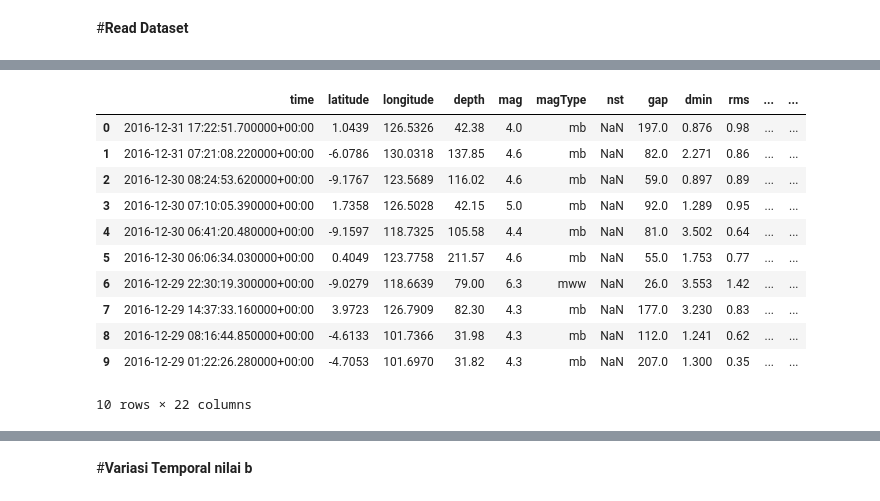
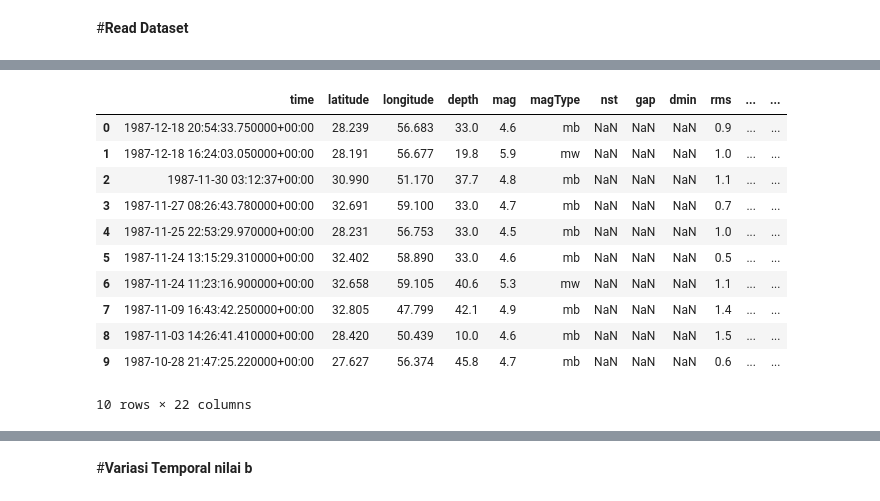
Before and after one commit to arifadli/Earthquake-Event-Analysis, a Jupyter notebook: Temporal Analysis using a and b value/a value/Iran value-a distribution.ipynb, the cells around one changed output, grey strips where cells are left out. Drawn from its saved outputs; the diff is of its cells as text; code cells hidden in the pictures.

```diff
--- a/Temporal Analysis using a and b value/a value/Iran value-a distribution.ipynb
+++ b/Temporal Analysis using a and b value/a value/Iran value-a distribution.ipynb
@@ -52,0 +41,16 @@ df.head(5)
+# %%
+dataset1 = "https://raw.githubusercontent.com/arifadli/DatasetRepository/main/Disertation/Iran/Iran1972-1987.csv"
+dataset2 = "https://raw.githubusercontent.com/arifadli/DatasetRepository/main/Disertation/Iran/Iran1988-1998.csv"
+dataset3 = "https://raw.githubusercontent.com/arifadli/DatasetRepository/main/Disertation/Iran/Iran1999-2019.csv"
+dataset4 = "https://raw.githubusercontent.com/arifadli/DatasetRepository/main/Disertation/Iran/Iran2020-2022.csv"
+# Load each dataset
+df1 = pd.read_csv("https://raw.githubusercontent.com/arifadli/DatasetRepository/main/Disertation/Iran/Iran1972-1987.csv")
+df2 = pd.read_csv("https://raw.githubusercontent.com/arifadli/DatasetRepository/main/Disertation/Iran/Iran1988-1998.csv")
+df3 = pd.read_csv("https://raw.githubusercontent.com/arifadli/DatasetRepository/main/Disertation/Iran/Iran1999-2019.csv")
+df4 = pd.read_csv("https://raw.githubusercontent.com/arifadli/DatasetRepository/main/Disertation/Iran/Iran2020-2022.csv")
+
+# Concatenate the datasets
+merged_df = pd.concat([df1, df2, df3, df4], ignore_index=True)
+
+# Display the merged DataFrame
+merged_df.tail()
@@ -53,29 +65,27 @@ df.head(5)
 # %%
-# Membaca dataset
-dataset = "https://raw.githubusercontent.com/arifadli/DatasetRepository/main/Disertation/Indonesia/QueryCountryIndonesia(1910-2016)USGS.csv"
-df = pd.read_csv(dataset)
+df = merged_df
 
 # Mengonversi kolom 'time' menjadi tipe datetime
 df['time'] = pd.to_datetime(df['time'])
 
 # Menerapkan filter untuk tahun 1966 - 2016
 df_filtered = df[(df['time'].dt.year >= 1966) & (df['time'].dt.year <= 2016)]
 
 # Menampilkan DataFrame yang telah difilter
 df = df_filtered
 df.head(10)
 # %% [output]
 |  | time | latitude | longitude | depth | mag | magType | nst | gap | dmin | rms | ... | ... |
-| 0 | 2016-12-31 17:22:51.700000+00:00 | 1.0439 | 126.5326 | 42.38 | 4.0 | mb | NaN | 197.0 | 0.876 | 0.98 | ... | ... |
-| 1 | 2016-12-31 07:21:08.220000+00:00 | -6.0786 | 130.0318 | 137.85 | 4.6 | mb | NaN | 82.0 | 2.271 | 0.86 | ... | ... |
-| 2 | 2016-12-30 08:24:53.620000+00:00 | -9.1767 | 123.5689 | 116.02 | 4.6 | mb | NaN | 59.0 | 0.897 | 0.89 | ... | ... |
-| 3 | 2016-12-30 07:10:05.390000+00:00 | 1.7358 | 126.5028 | 42.15 | 5.0 | mb | NaN | 92.0 | 1.289 | 0.95 | ... | ... |
-| 4 | 2016-12-30 06:41:20.480000+00:00 | -9.1597 | 118.7325 | 105.58 | 4.4 | mb | NaN | 81.0 | 3.502 | 0.64 | ... | ... |
-| 5 | 2016-12-30 06:06:34.030000+00:00 | 0.4049 | 123.7758 | 211.57 | 4.6 | mb | NaN | 55.0 | 1.753 | 0.77 | ... | ... |
-| 6 | 2016-12-29 22:30:19.300000+00:00 | -9.0279 | 118.6639 | 79.00 | 6.3 | mww | NaN | 26.0 | 3.553 | 1.42 | ... | ... |
-| 7 | 2016-12-29 14:37:33.160000+00:00 | 3.9723 | 126.7909 | 82.30 | 4.3 | mb | NaN | 177.0 | 3.230 | 0.83 | ... | ... |
-| 8 | 2016-12-29 08:16:44.850000+00:00 | -4.6133 | 101.7366 | 31.98 | 4.3 | mb | NaN | 112.0 | 1.241 | 0.62 | ... | ... |
-| 9 | 2016-12-29 01:22:26.280000+00:00 | -4.7053 | 101.6970 | 31.82 | 4.3 | mb | NaN | 207.0 | 1.300 | 0.35 | ... | ... |
+| 0 | 1987-12-18 20:54:33.750000+00:00 | 28.239 | 56.683 | 33.0 | 4.6 | mb | NaN | NaN | NaN | 0.9 | ... | ... |
+| 1 | 1987-12-18 16:24:03.050000+00:00 | 28.191 | 56.677 | 19.8 | 5.9 | mw | NaN | NaN | NaN | 1.0 | ... | ... |
+| 2 | 1987-11-30 03:12:37+00:00 | 30.990 | 51.170 | 37.7 | 4.8 | mb | NaN | NaN | NaN | 1.1 | ... | ... |
+| 3 | 1987-11-27 08:26:43.780000+00:00 | 32.691 | 59.100 | 33.0 | 4.7 | mb | NaN | NaN | NaN | 0.7 | ... | ... |
+| 4 | 1987-11-25 22:53:29.970000+00:00 | 28.231 | 56.753 | 33.0 | 4.5 | mb | NaN | NaN | NaN | 1.0 | ... | ... |
+| 5 | 1987-11-24 13:15:29.310000+00:00 | 32.402 | 58.890 | 33.0 | 4.6 | mb | NaN | NaN | NaN | 0.5 | ... | ... |
+| 6 | 1987-11-24 11:23:16.900000+00:00 | 32.658 | 59.105 | 40.6 | 5.3 | mw | NaN | NaN | NaN | 1.1 | ... | ... |
+| 7 | 1987-11-09 16:43:42.250000+00:00 | 32.805 | 47.799 | 42.1 | 4.9 | mb | NaN | NaN | NaN | 1.4 | ... | ... |
+| 8 | 1987-11-03 14:26:41.410000+00:00 | 28.420 | 50.439 | 10.0 | 4.6 | mb | NaN | NaN | NaN | 1.5 | ... | ... |
+| 9 | 1987-10-28 21:47:25.220000+00:00 | 27.627 | 56.374 | 45.8 | 4.7 | mb | NaN | NaN | NaN | 0.6 | ... | ... |
 10 rows × 22 columns
 # %%
 # Mengambil hanya kolom yang diinginkan
```
Also changed, not shown: parts of 13 cells of this notebook.
